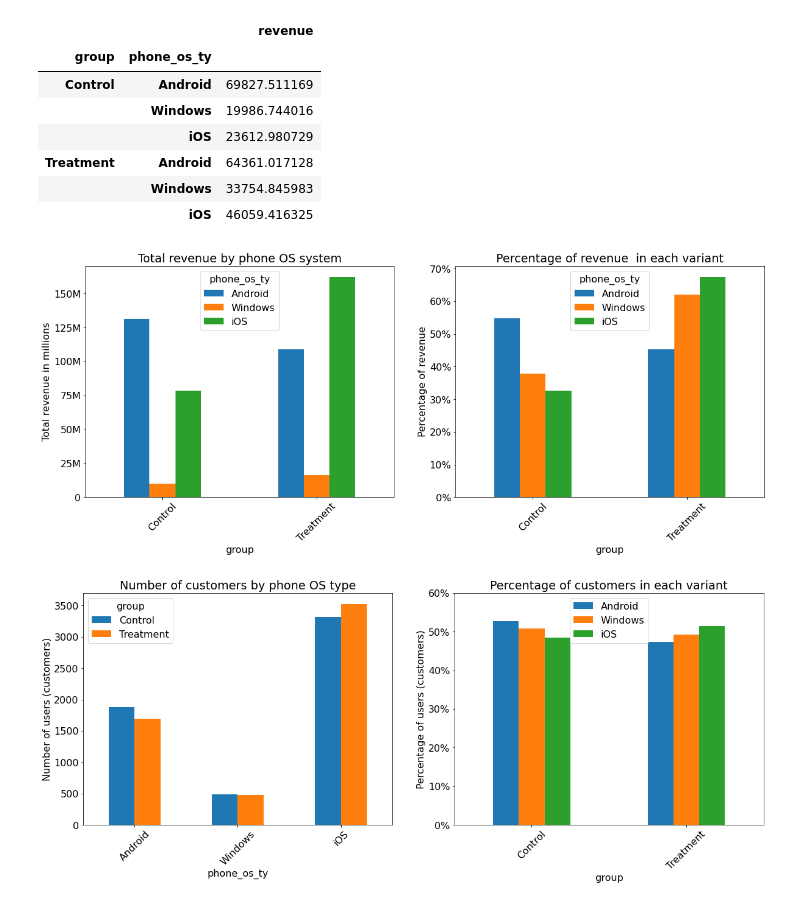
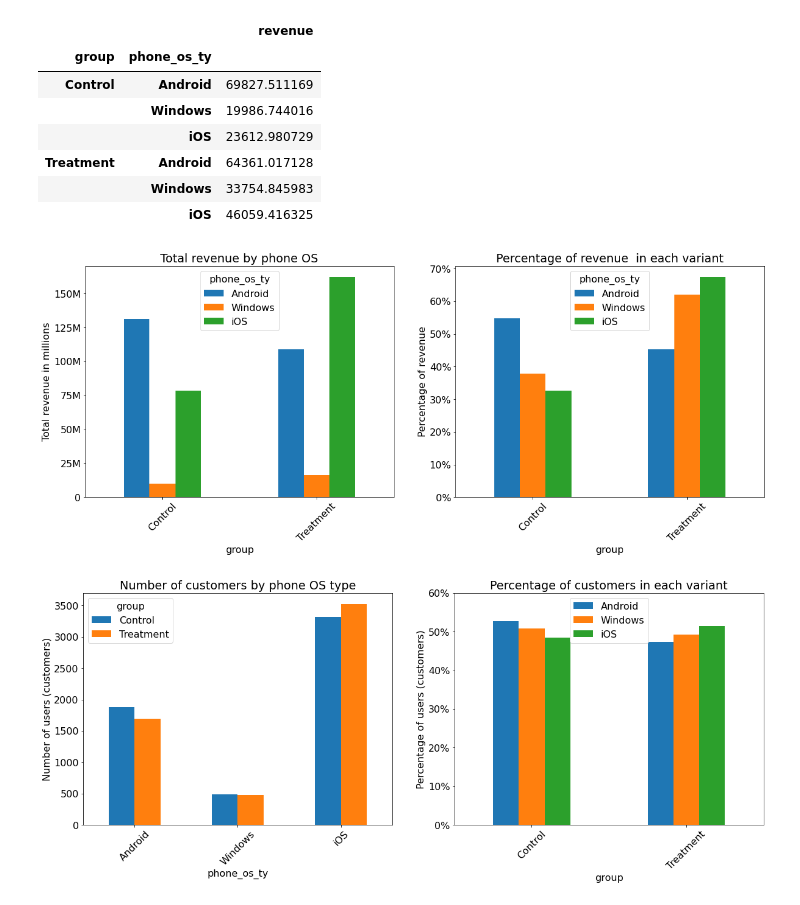
Before and after one commit to Owerre/ab-testing, a Jupyter notebook: ab-testing/notebook/01_expt_analysis.ipynb, the cells around one changed output. Cells and saved outputs as stored; diff of their text form; code cells hidden in the pictures.

```diff
--- a/ab-testing/notebook/01_expt_analysis.ipynb
+++ b/ab-testing/notebook/01_expt_analysis.ipynb
@@ -143,33 +143,33 @@ Mean revenue (revenue-per-user) in the treatment & control groups
 # %%
 fig, (ax1, ax2) = plt.subplots(1,2, figsize=(20,7))
 
 # plots
 pdf1 = pd.crosstab(values=df['revenue'], index=df['group'],
                  columns=df['phone_os_ty'], aggfunc='sum')
 
 pdf2 = pd.crosstab(values=df['revenue'], index=df['group'],
                  columns=df['phone_os_ty'], aggfunc='sum',
                  normalize='columns')
 
 pdf1.plot(kind='bar', ax=ax1)
 pdf2.plot(kind='bar', ax=ax2)
 
 # axes labels
 label = ['0%', '10%', '20%', '30%', '40%','50%', '60%', '70%']
 label_ = ['0', '25M', '50M', '75M', '100M', '125M', '150M']
-ax1.set_title('Total revenue by phone OS system')
+ax1.set_title('Total revenue by phone OS')
 ax1.set_ylabel('Total revenue in millions')
 ax1.set_yticks(np.arange(0,1.6*10**8, 0.25*10**8))
 ax1.set_yticklabels(label_)
 ax1.set_xticklabels(['Control', 'Treatment'], rotation = 45)
 ax2.set_title('Percentage of revenue  in each variant')
 ax2.set_ylabel('Percentage of revenue')
 ax2.set_yticklabels(label)
 ax2.set_xticklabels(['Control', 'Treatment'], rotation = 45)
 plt.savefig('../images/fig2.png')
 plt.show()
 # %% [output]
-[figure, old version]
+[figure, new version]
 # %%
 fig, (ax1, ax2) = plt.subplots(1,2, figsize=(20,7))
 
```
Also changed, not shown: 1 other file.
